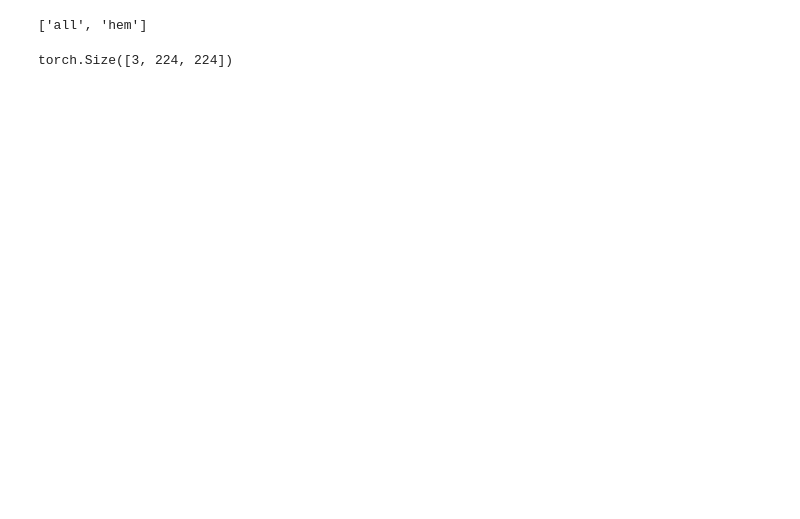
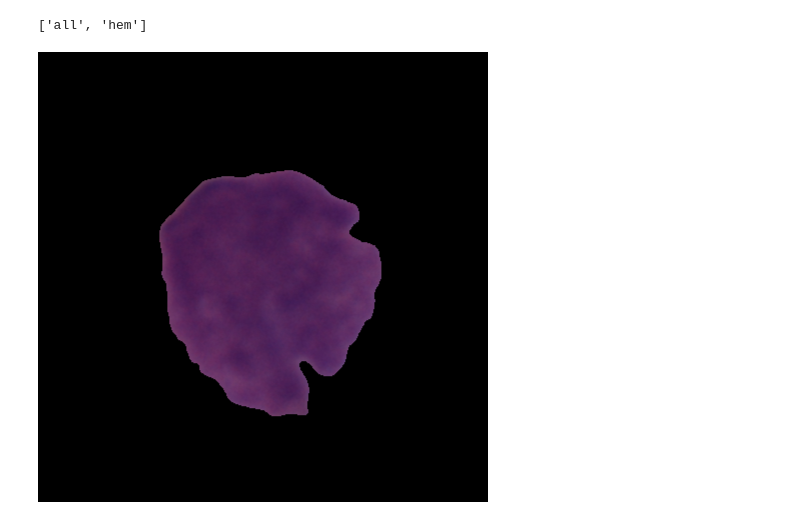
Before and after one commit to alonacode/AI, a Jupyter notebook: MY_CODE.ipynb, the cells around one changed output. Drawn from its saved outputs; the diff is of its cells as text; code cells hidden in the pictures; blank space fills up the shorter version.

```diff
--- a/MY_CODE.ipynb
+++ b/MY_CODE.ipynb
@@ -30,9 +30,9 @@ dataset1.classes
 combined_dataset = ConcatDataset([dataset1, dataset2, dataset3])
 # %%
 image_tensor, label = combined_dataset[0]
-image_tensor.size()
+image_tensor
 # %% [output]
-torch.Size([3, 224, 224])
+[figure, added]
 # %%
 from torch.utils.data import random_split
 
```
Also changed, not shown: parts of 6 cells of this notebook.
